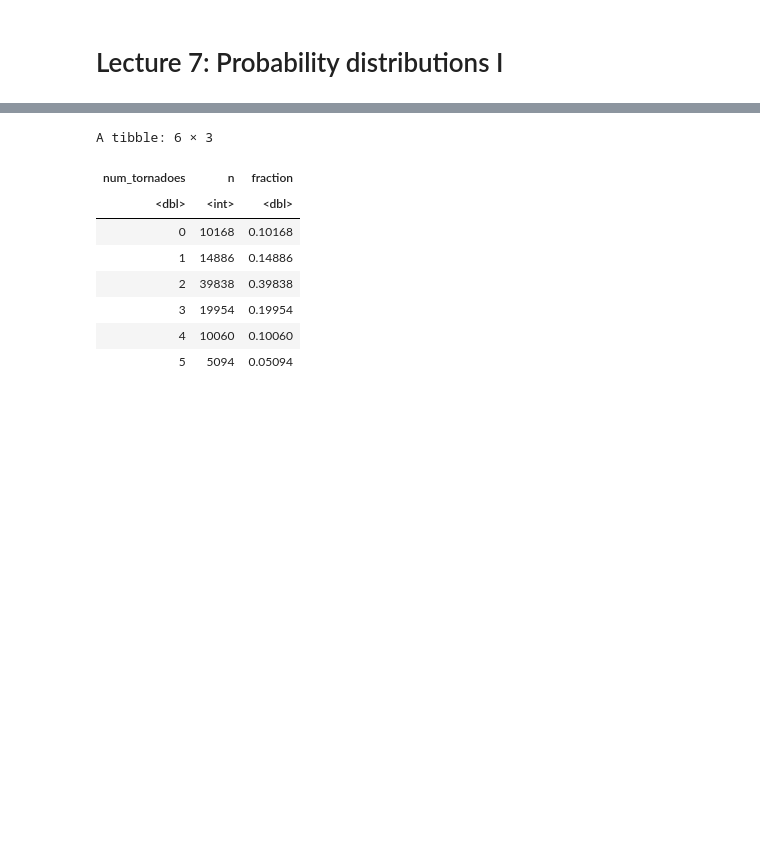
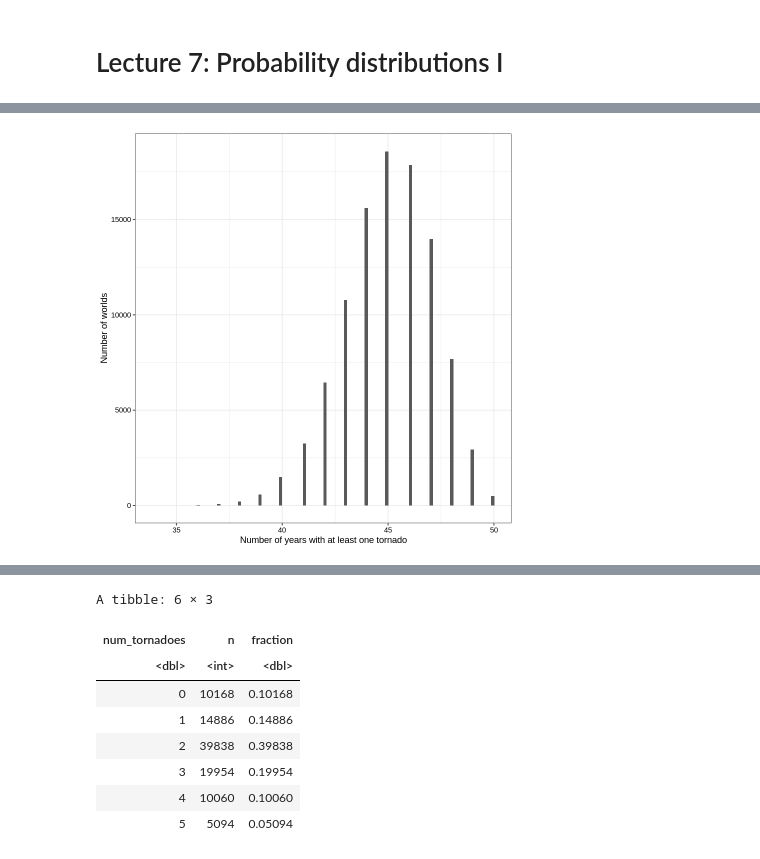
Before and after one commit to 5harad/API201-2022, a Jupyter notebook: lectures/lecture-7-code.ipynb, the cells around one changed output, grey strips where cells are left out. Cells and saved outputs as stored; diff of their text form; code cells hidden in the pictures; blank space fills up the shorter version.

```diff
--- a/lectures/lecture-7-code.ipynb
+++ b/lectures/lecture-7-code.ipynb
@@ -36,0 +79,13 @@ sample(outcomes, 10, prob=p, replace = TRUE)
+# %%
+many_worlds <- rbinom(1e5, 50, 0.9)
+# %%
+ggplot(tibble(num_tornadoes = many_worlds), aes(x = num_tornadoes)) +
+  geom_histogram(bins=100) +
+  scale_y_continuous('Number of worlds') +
+  scale_x_continuous('Number of years with at least one tornado') +
+  theme(axis.text.x = element_text(color="black"),
+          axis.text.y = element_text(color="black"))
+
+ggsave('tornadoes2.png', width=4, height=4)
+# %% [output]
+[figure, added]
```
Also changed, not shown: parts of 33 cells of this notebook.
